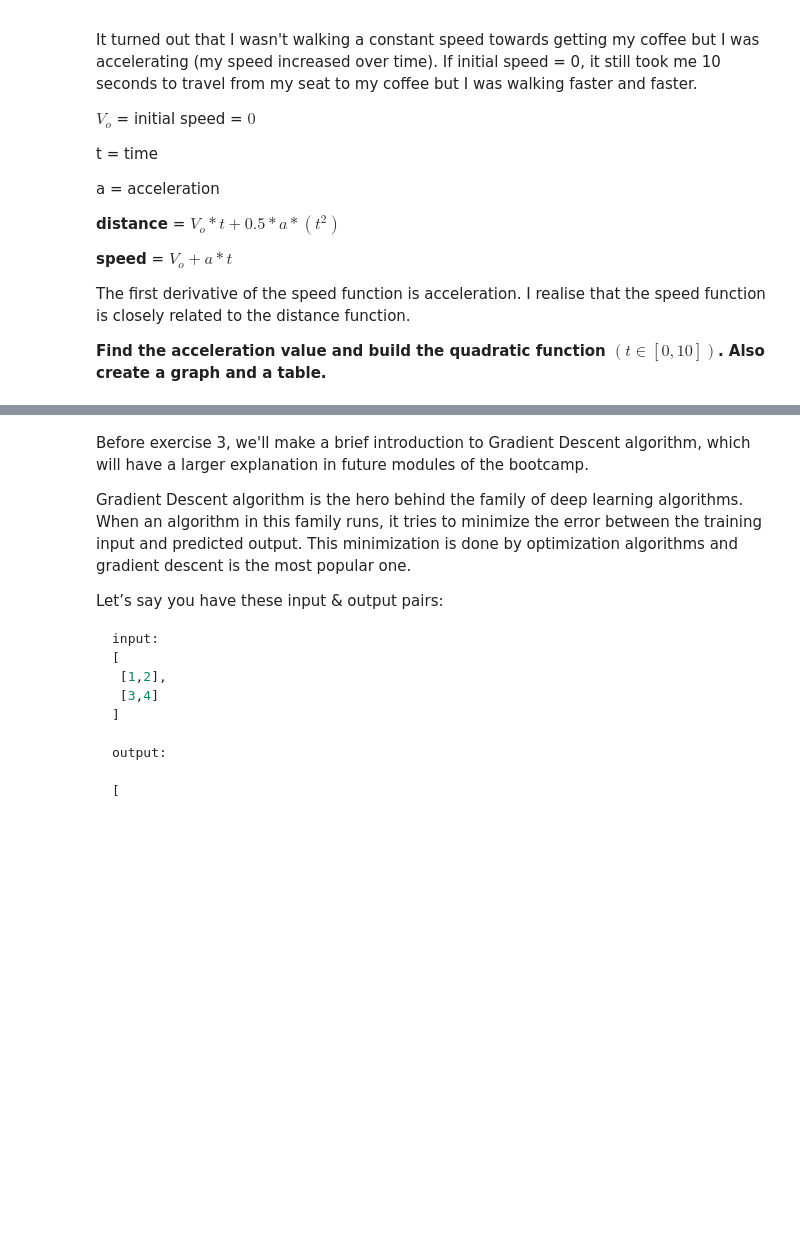
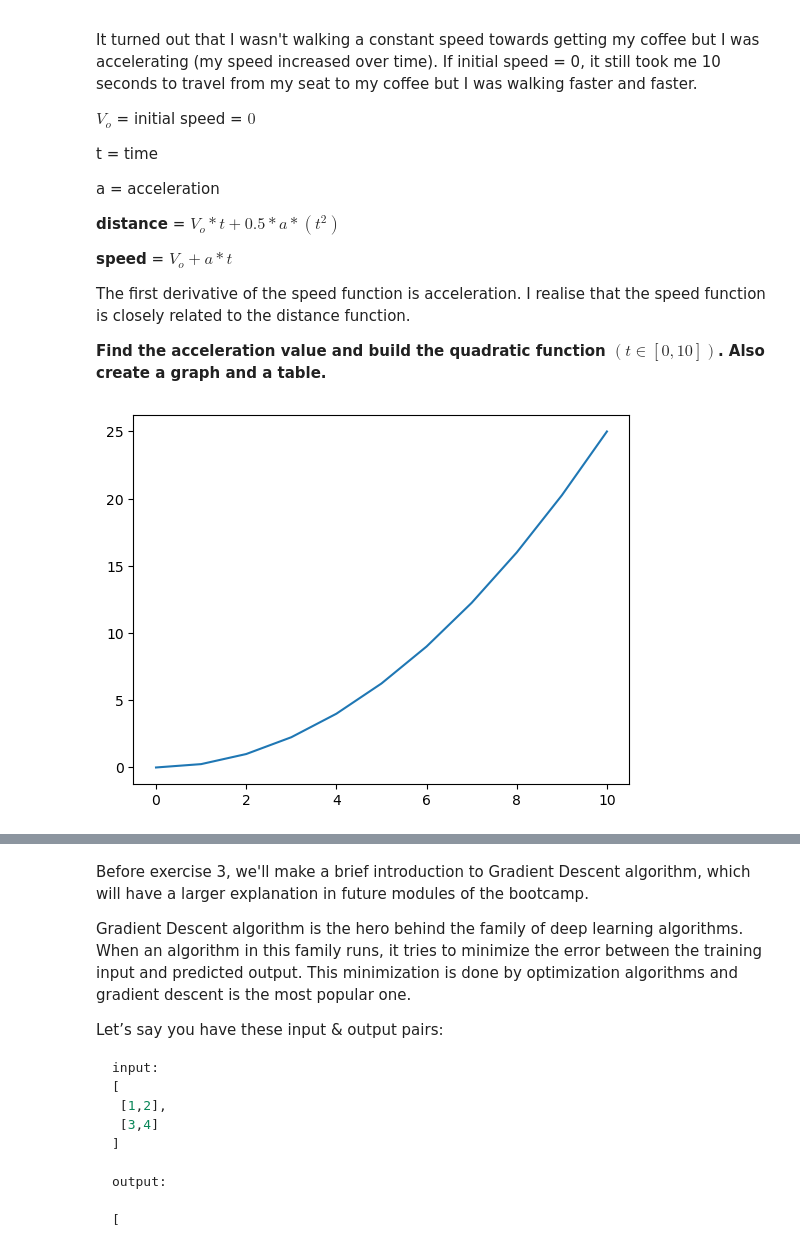
Before and after one commit to Diegomca98/4Geeks-calculus-and-algebra, a Jupyter notebook: notebook/problems.ipynb, the cells around one changed output, grey strips where cells are left out. Cells and saved outputs as stored; diff of their text form; code cells hidden in the pictures; blank space fills up the shorter version.

```diff
--- a/notebook/problems.ipynb
+++ b/notebook/problems.ipynb
@@ -76,7 +76,22 @@ a = acceleration
 The first derivative of the speed function is acceleration. I realise that the speed function is closely related to the distance function.
 
 **Find the acceleration value and build the quadratic function  $(t ∈ [0,10])$. Also create a graph and a table.**
+# %%
+def distance(acceleration, time):
+    return 0.5 * acceleration * time**2
+
+def speed(acceleration, time):
+    return acceleration * time
 # %%
-#define and plot the quadratic funtion
+fd = 25
+time, time_range = 10, range(0,11)
+acc = (fd * 2)/(time**2)
+dst = [distance(acc, time) for time in time_range]
+speed = [speed(acc, time) for time in time_range]
+
+plt.plot(time_range, dst, label='Distance vs Time')
+plt.show()
+# %% [output]
+[figure, added]
 # %%
 #create a dataframe
```
Also changed, not shown: parts of 10 cells of this notebook.
